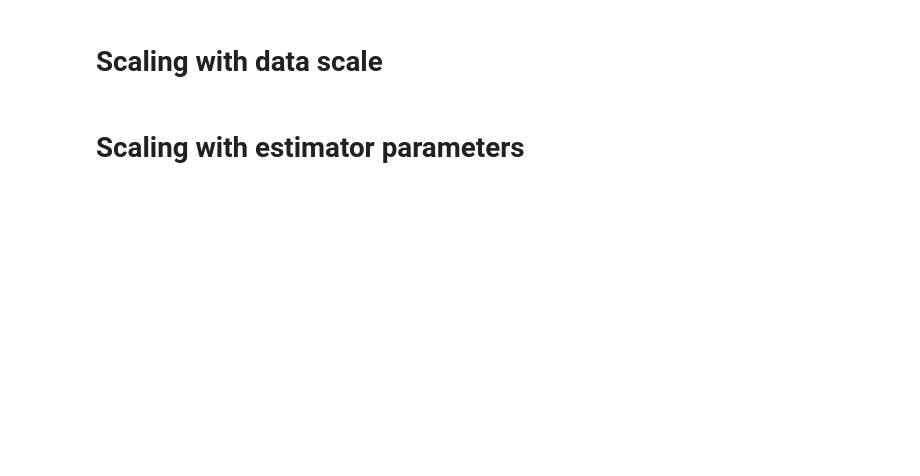
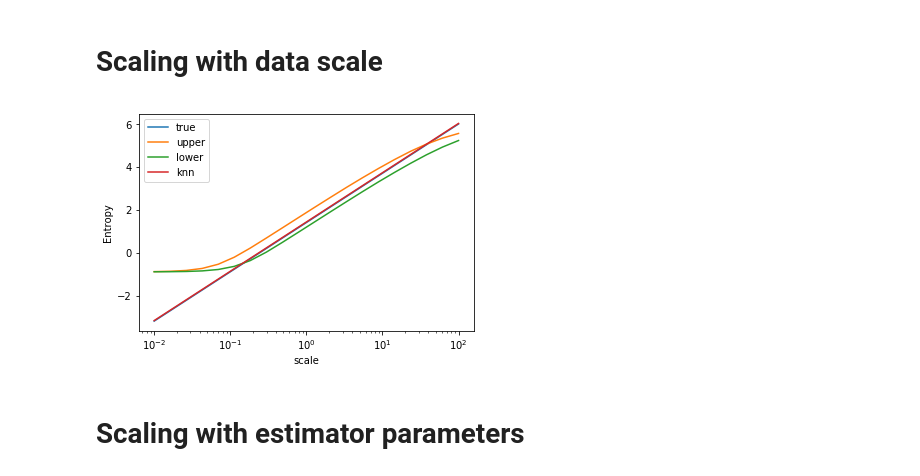
Before and after one commit to BouchardLab/info_measures, a Jupyter notebook: notebooks/entropy_and_mutual_information.ipynb, the cells around one changed output. Cells and saved outputs as stored; diff of their text form; code cells hidden in the pictures; blank space fills up the shorter version.

```diff
--- a/notebooks/entropy_and_mutual_information.ipynb
+++ b/notebooks/entropy_and_mutual_information.ipynb
@@ -86,15 +85,17 @@ for ii, si in enumerate(s):
 # %%
 f = plt.figure()
 plt.plot(s, es, label='true')
 plt.plot(s, eu, label='upper')
 plt.plot(s, el, label='lower')
-plt.plot(s, ek1, label='ek')
+plt.plot(s, ek1, label='knn')
 plt.xscale('log')
 plt.ylabel('Entropy')
 plt.xlabel('scale')
 plt.legend()
 plt.savefig('/home/jesse/Downloads/e_data_scale.pdf')
 plt.show()
+# %% [output]
+[figure, added]
 # %% [markdown]
 # Scaling with estimator parameters
 # %%
```
Also changed, not shown: parts of 21 cells of this notebook, 2 other files.
